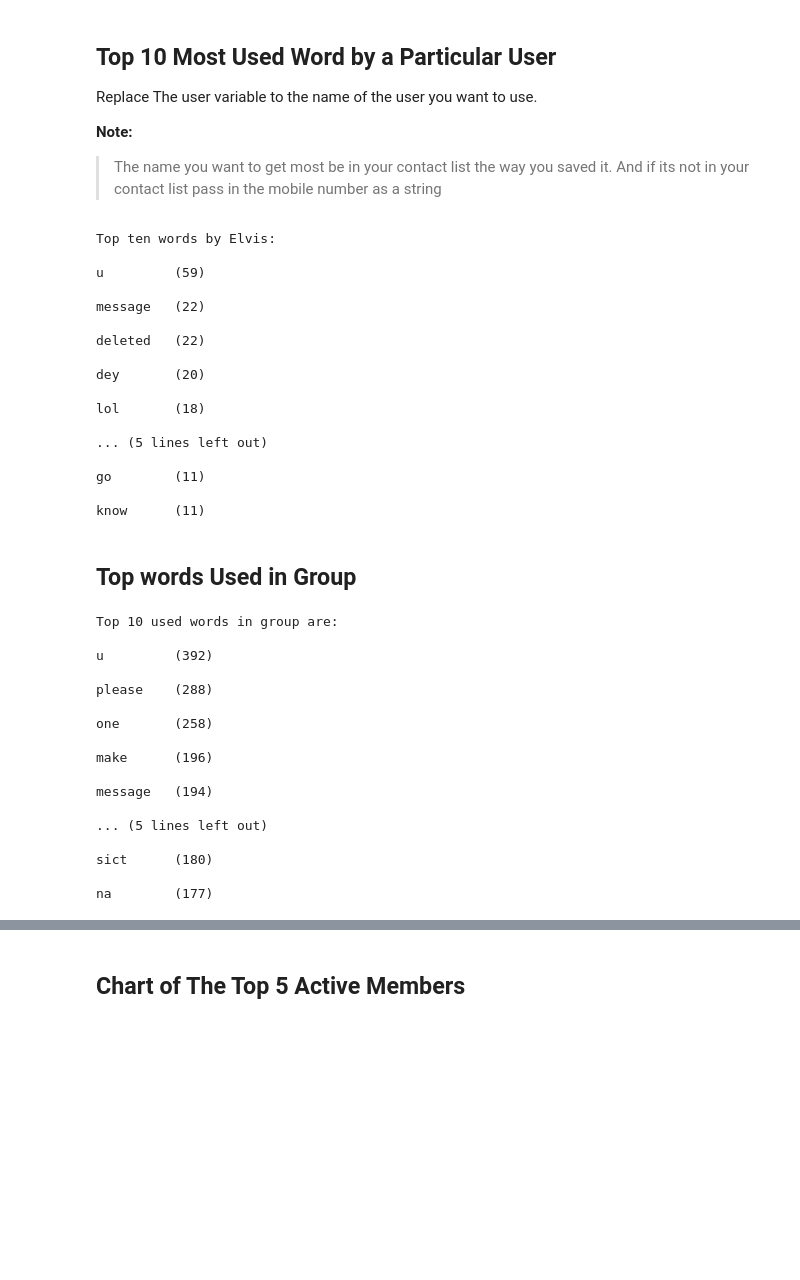
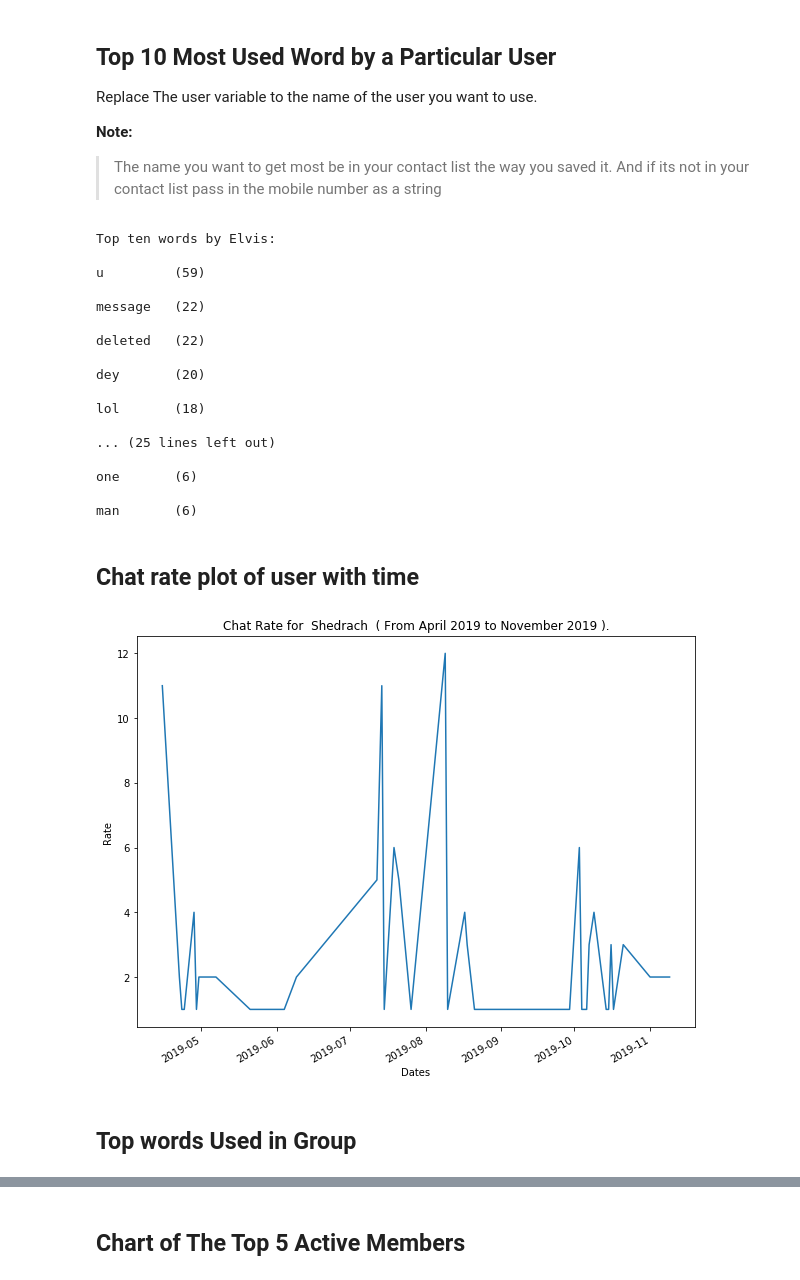
Before and after one commit to Fredpwol/whatsapp_analyzer, a Jupyter notebook: group_chat_analyzer.ipynb, the cells around one changed output, grey strips where cells are left out. Cells and saved outputs as stored; diff of their text form; code cells hidden in the pictures; blank space fills up the shorter version.

Commit message:
plot user chat rate in group and word count

```diff
--- a/group_chat_analyzer.ipynb
+++ b/group_chat_analyzer.ipynb
@@ -100,7 +106,7 @@ Replace The user variable to the name of the user you want to use.
 > And if its not in your contact list pass in the mobile number as a string
 # %%
 user = 'Elvis'
-freq=users[user].word_counter(10)
+freq=users[user].word_counter(20)
 print(f'Top ten words by {user}: \n')
 for i in range(len(freq)):
     print(f'{freq[i][0]:<10}({freq[i][1]})')
@@ -118,11 +124,34 @@ dey       (20)
 
 lol       (18)
 
-... (5 lines left out)
+... (25 lines left out)
 
-go        (11)
+one       (6)
 
-know      (11)
+man       (6)
+# %% [markdown]
+## Chat rate plot of user with time
+# %%
+user = "Shedrach"
+user_messages = users[user].messages
+user_chat_dates = []
+for i in range(len(user_messages)):
+    user_chat_dates.append(user_messages[i][0])
+
+user_chat_dates_count = Counter(user_chat_dates)
+dates = [datetime.datetime.strptime(date,"%m/%d/%y") for date in user_chat_dates_count.keys()]
+count = [rate for rate in user_chat_dates_count.values()]
+
+fig = plt.figure(figsize=(10,8))
+plt.plot(dates,count)
+plt.title('Chat Rate for  {}  ( From {} to {} ).'.format(user,min(dates).strftime('%B %Y'),max(dates).strftime('%B %Y')))
+plt.xlabel('Dates')
+plt.ylabel('Rate')
+fig.autofmt_xdate()
+plt.savefig(f'C:\\Users\\free\\Documents\\projects\\chats\\media\\{user}_chat_rate.png',dpi=128)
+plt.show()
+# %% [output]
+[figure, added]
 # %% [markdown]
 ## Top words Used in Group
 # %%
@@ -137,26 +166,3 @@ for n in range(len(messages)):
             pass
 words = [word for word in words if not word in set(stopwords.words('english')) and word != '']
 word_count = Counter(words)
-top_words=word_count.most_common(10)
-print('Top 10 used words in group are: \n')
-for i in range(len(top_words)):
-    print(f'{top_words[i][0]:<10}({top_words[i][1]})')
-    print()
-# %% [output]
-Top 10 used words in group are:
-
-u         (392)
-
-please    (288)
-
-one       (258)
-
-make      (196)
-
-message   (194)
-
-... (5 lines left out)
-
-sict      (180)
-
-na        (177)
```
Also changed, not shown: parts of 4 cells of this notebook, 1 other file.
